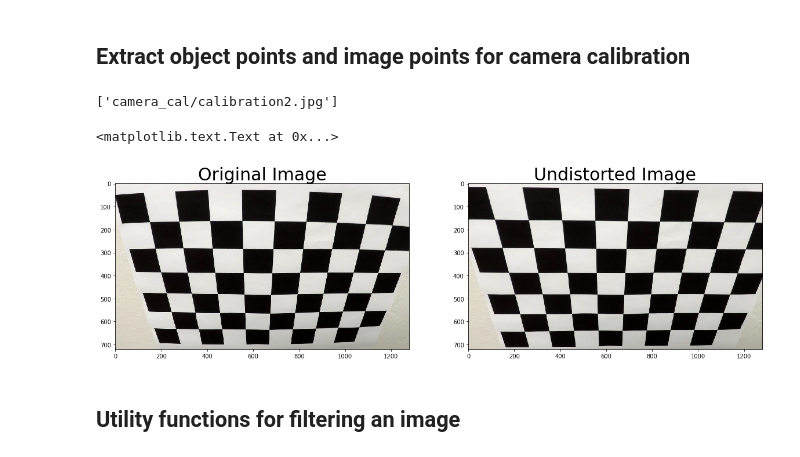
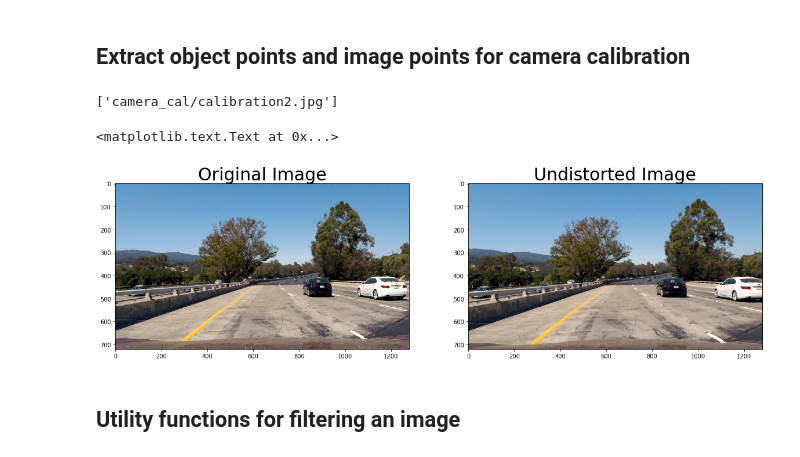
Before and after one commit to lubert/CarND-Advanced-Lane-Lines, a Jupyter notebook: Advanced Lane Detection.ipynb, the cells around one changed output. Saved outputs shown, nothing was run; the diff lists cells and outputs as text; code cells hidden in the pictures.

Commit message:
One more image

```diff
--- a/Advanced Lane Detection.ipynb
+++ b/Advanced Lane Detection.ipynb
@@ -53,32 +53,32 @@ def calibrate_camera(filenames, rows, cols):
 # %%
 # Define chessboard size
 rows = 6
 cols = 9
 
 # Make a list of calibration images
 #images = glob.glob('camera_cal/calibration*.jpg')
 images = ['camera_cal/calibration2.jpg']
 
 print(images)
 
 # Get calibration params
 mtx, dist = calibrate_camera(images, rows, cols)
 
 # Test undistortion on an image
-#img = cv2.imread('test_images/test1.jpg')
-img = cv2.imread('camera_cal/calibration2.jpg')
+img = cv2.imread('test_images/test1.jpg')
+#img = cv2.imread('camera_cal/calibration2.jpg')
 dst = cv2.undistort(img, mtx, dist, None, mtx)
 
 # Visualize undistortion
 f, (ax1, ax2) = plt.subplots(1, 2, figsize=(20,10))
 ax1.imshow(cv2.cvtColor(img, cv2.COLOR_BGR2RGB))
 ax1.set_title('Original Image', fontsize=30)
 ax2.imshow(cv2.cvtColor(dst, cv2.COLOR_BGR2RGB))
 ax2.set_title('Undistorted Image', fontsize=30)
 # %% [output]
 ['camera_cal/calibration2.jpg']
 <matplotlib.text.Text at 0x...>
-[figure, old version]
+[figure, new version]
 # %% [markdown]
 ## Utility functions for filtering an image
 # %%
```
Also changed, not shown: 1 other file.
